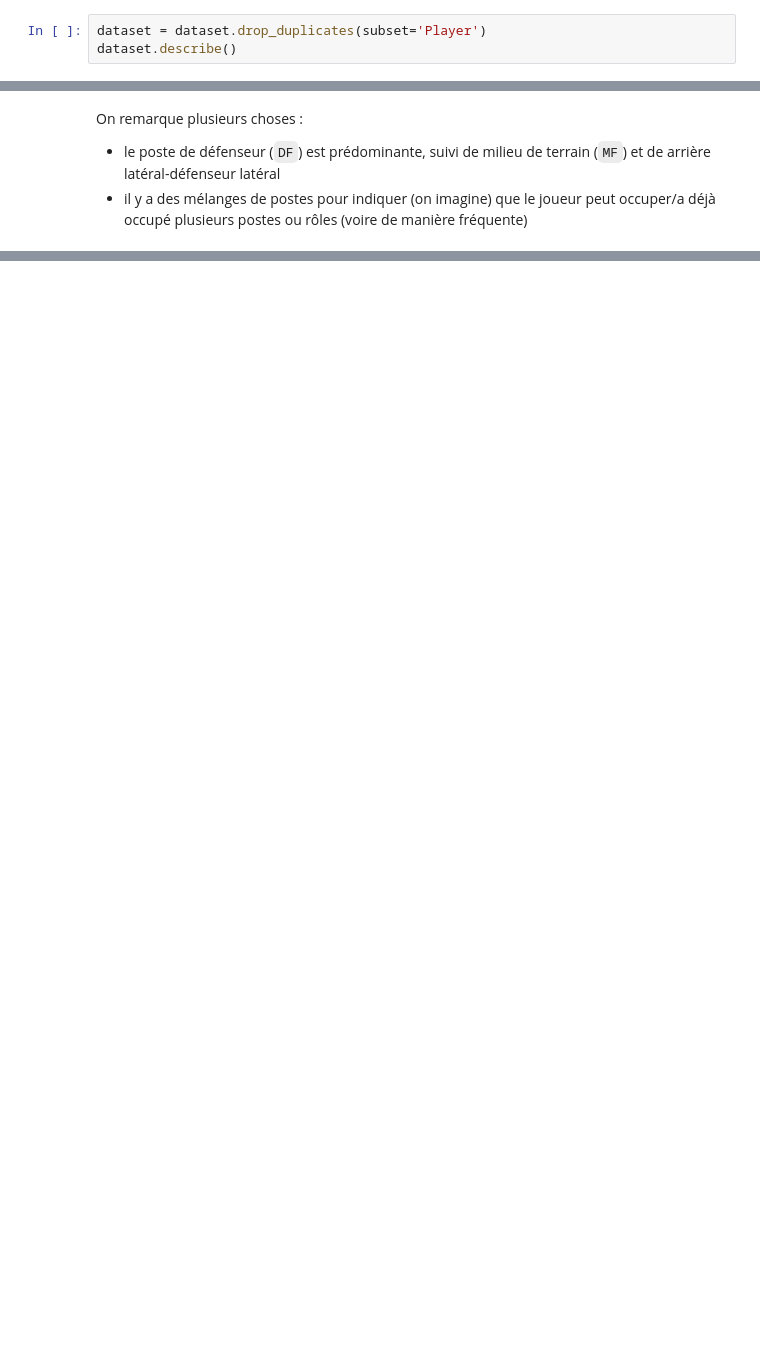
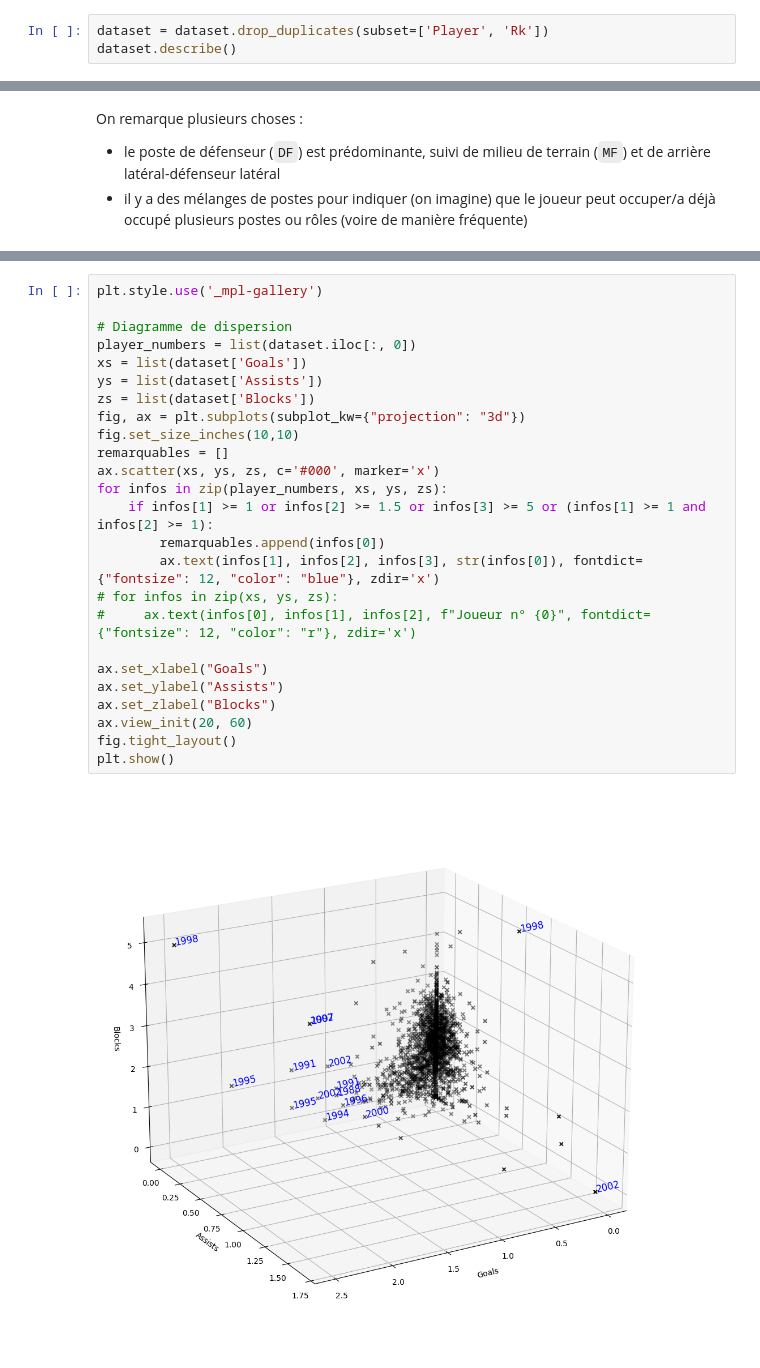
Before and after one commit to ThierryKunda/prediction-ballon-d-or, a Jupyter notebook: introduction.ipynb, the cells around one changed output, grey strips where cells are left out. Saved outputs shown, nothing was run; the diff lists cells and outputs as text; blank space fills up the shorter version.

Commit message:
Viz. 3D : buts, passes dé, blocks

```diff
--- a/introduction.ipynb
+++ b/introduction.ipynb
@@ -60,7 +67,7 @@ dataset.iloc[indexes_dup]
 | 2883 | 2884 | Denis Zakaria | SUI | MFDF | M'Gladbach | Bundesliga | 25.0 | 1996 | 16 | 15 | ... | ... |
 135 rows × 143 columns
 # %%
-dataset = dataset.drop_duplicates(subset='Player')
+dataset = dataset.drop_duplicates(subset=['Player', 'Rk'])
 dataset.describe()
 # %% [output]
 |  | Rk | Age | Born | MP | Starts | Min | 90s | Goals | Shots | SoT | ... | ... |
@@ -415,0 +440,27 @@ On remarque plusieurs choses :
+# %%
+plt.style.use('_mpl-gallery')
+
+# Diagramme de dispersion
+player_numbers = list(dataset.iloc[:, 0])
+xs = list(dataset['Goals'])
+ys = list(dataset['Assists'])
+zs = list(dataset['Blocks'])
+fig, ax = plt.subplots(subplot_kw={"projection": "3d"})
+fig.set_size_inches(10,10)
+remarquables = []
+ax.scatter(xs, ys, zs, c='#000', marker='x')
+for infos in zip(player_numbers, xs, ys, zs):
+    if infos[1] >= 1 or infos[2] >= 1.5 or infos[3] >= 5 or (infos[1] >= 1 and infos[2] >= 1):
+        remarquables.append(infos[0])
+        ax.text(infos[1], infos[2], infos[3], str(infos[0]), fontdict={"fontsize": 12, "color": "blue"}, zdir='x')
+# for infos in zip(xs, ys, zs):
+#     ax.text(infos[0], infos[1], infos[2], f"Joueur n° {0}", fontdict={"fontsize": 12, "color": "r"}, zdir='x')
+
+ax.set_xlabel("Goals")
+ax.set_ylabel("Assists")
+ax.set_zlabel("Blocks")
+ax.view_init(20, 60)
+fig.tight_layout()
+plt.show()
+# %% [output]
+[figure, added]
```
Also changed, not shown: parts of 37 cells of this notebook.
